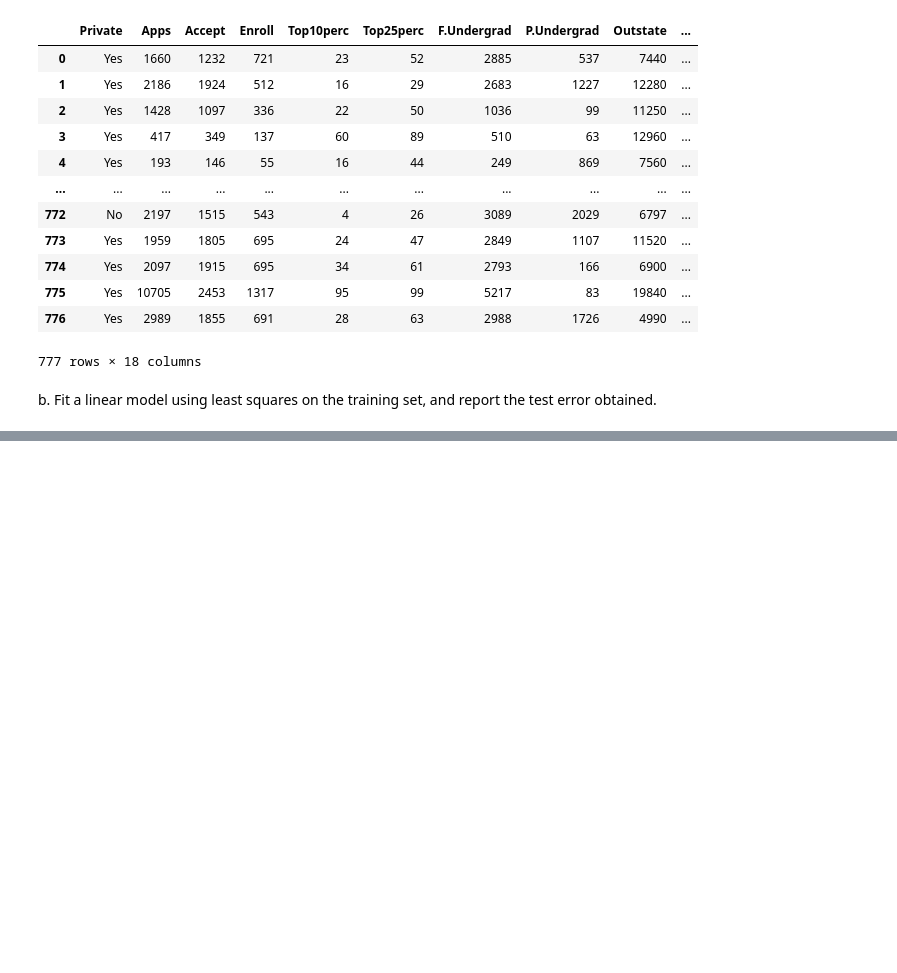
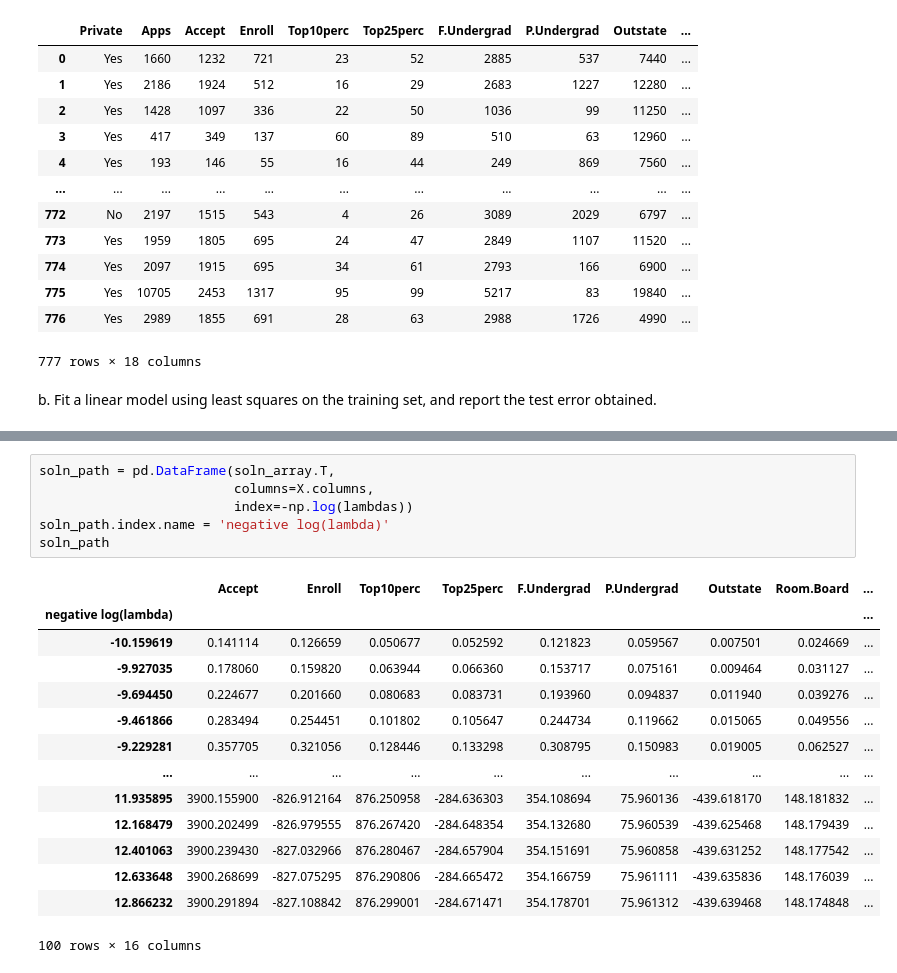
Before and after one commit to Chigiriq/M-462-C6, a Jupyter notebook: hw4.ipynb, the cells around one changed output, grey strips where cells are left out. Cells and saved outputs as stored; diff of their text form; blank space fills up the shorter version.

```diff
--- a/hw4.ipynb
+++ b/hw4.ipynb
@@ -117,0 +420,21 @@ ValueError: Pandas data cast to numpy dtype of object. Check input data with np.
+# %%
+soln_path = pd.DataFrame(soln_array.T,
+                         columns=X.columns,
+                         index=-np.log(lambdas))
+soln_path.index.name = 'negative log(lambda)'
+soln_path
+# %% [output]
+|  | Accept | Enroll | Top10perc | Top25perc | F.Undergrad | P.Undergrad | Outstate | Room.Board | ... |
+| negative log(lambda) |  |  |  |  |  |  |  |  | ... |
+| -10.159619 | 0.141114 | 0.126659 | 0.050677 | 0.052592 | 0.121823 | 0.059567 | 0.007501 | 0.024669 | ... |
+| -9.927035 | 0.178060 | 0.159820 | 0.063944 | 0.066360 | 0.153717 | 0.075161 | 0.009464 | 0.031127 | ... |
+| -9.694450 | 0.224677 | 0.201660 | 0.080683 | 0.083731 | 0.193960 | 0.094837 | 0.011940 | 0.039276 | ... |
+| -9.461866 | 0.283494 | 0.254451 | 0.101802 | 0.105647 | 0.244734 | 0.119662 | 0.015065 | 0.049556 | ... |
+| -9.229281 | 0.357705 | 0.321056 | 0.128446 | 0.133298 | 0.308795 | 0.150983 | 0.019005 | 0.062527 | ... |
+| ... | ... | ... | ... | ... | ... | ... | ... | ... | ... |
+| 11.935895 | 3900.155900 | -826.912164 | 876.250958 | -284.636303 | 354.108694 | 75.960136 | -439.618170 | 148.181832 | ... |
+| 12.168479 | 3900.202499 | -826.979555 | 876.267420 | -284.648354 | 354.132680 | 75.960539 | -439.625468 | 148.179439 | ... |
+| 12.401063 | 3900.239430 | -827.032966 | 876.280467 | -284.657904 | 354.151691 | 75.960858 | -439.631252 | 148.177542 | ... |
+| 12.633648 | 3900.268699 | -827.075295 | 876.290806 | -284.665472 | 354.166759 | 75.961111 | -439.635836 | 148.176039 | ... |
+| 12.866232 | 3900.291894 | -827.108842 | 876.299001 | -284.671471 | 354.178701 | 75.961312 | -439.639468 | 148.174848 | ... |
+100 rows × 16 columns
```
Also changed, not shown: parts of 49 cells of this notebook, 3 other files.
